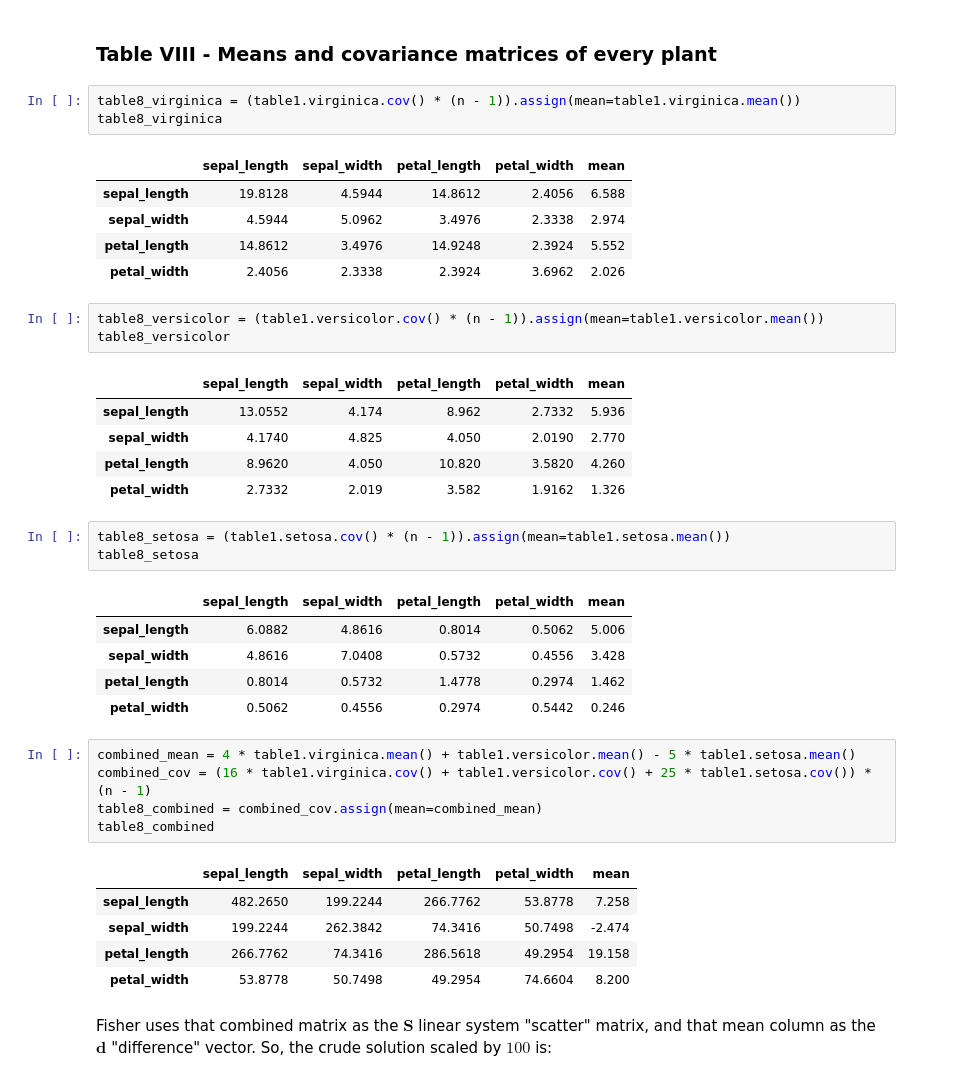
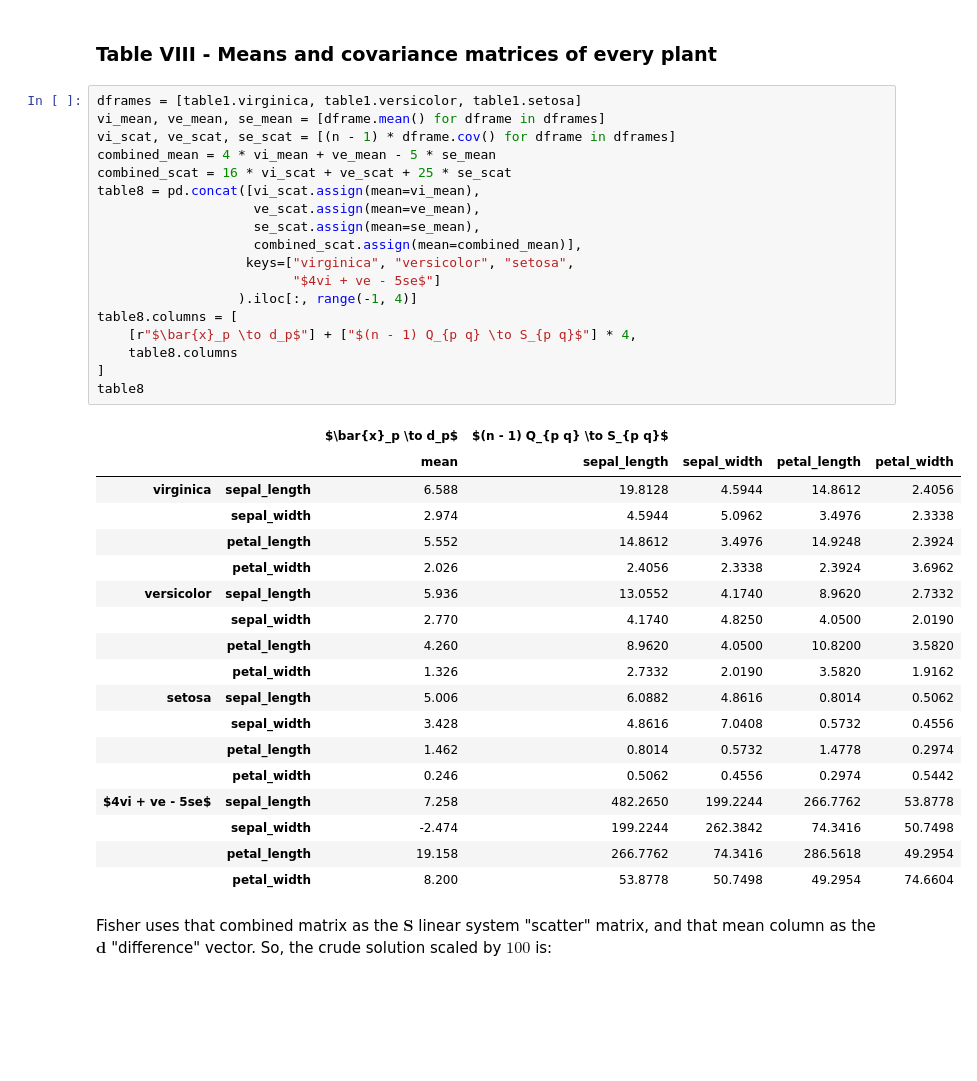
Before and after one commit to danilobellini/scientific-literature, a Jupyter notebook: 1936-Fisher/Fisher_1936.ipynb, the cells around one changed output. Drawn from its saved outputs; the diff is of its cells as text; blank space fills up the shorter version.

```diff
--- a/1936-Fisher/Fisher_1936.ipynb
+++ b/1936-Fisher/Fisher_1936.ipynb
@@ -1530,44 +1530,43 @@ As a biologist, Fisher discusses the number of chromosomes in the distinct plant
 After that discussion, he applies the idea of finding a linear compound $X$ on the full Iris dataset, including the *I. virginica* values, using a $4:1:-5$ proportion as shown in the Table VIII.
 # %% [markdown]
 ### Table VIII - Means and covariance matrices of every plant
-# %%
-table8_virginica = (table1.virginica.cov() * (n - 1)).assign(mean=table1.virginica.mean())
-table8_virginica
-# %% [output]
-|  | sepal_length | sepal_width | petal_length | petal_width | mean |
-| sepal_length | 19.8128 | 4.5944 | 14.8612 | 2.4056 | 6.588 |
-| sepal_width | 4.5944 | 5.0962 | 3.4976 | 2.3338 | 2.974 |
-| petal_length | 14.8612 | 3.4976 | 14.9248 | 2.3924 | 5.552 |
-| petal_width | 2.4056 | 2.3338 | 2.3924 | 3.6962 | 2.026 |
-# %%
-table8_versicolor = (table1.versicolor.cov() * (n - 1)).assign(mean=table1.versicolor.mean())
-table8_versicolor
-# %% [output]
-|  | sepal_length | sepal_width | petal_length | petal_width | mean |
-| sepal_length | 13.0552 | 4.174 | 8.962 | 2.7332 | 5.936 |
-| sepal_width | 4.1740 | 4.825 | 4.050 | 2.0190 | 2.770 |
-| petal_length | 8.9620 | 4.050 | 10.820 | 3.5820 | 4.260 |
-| petal_width | 2.7332 | 2.019 | 3.582 | 1.9162 | 1.326 |
-# %%
-table8_setosa = (table1.setosa.cov() * (n - 1)).assign(mean=table1.setosa.mean())
-table8_setosa
-# %% [output]
-|  | sepal_length | sepal_width | petal_length | petal_width | mean |
-| sepal_length | 6.0882 | 4.8616 | 0.8014 | 0.5062 | 5.006 |
-| sepal_width | 4.8616 | 7.0408 | 0.5732 | 0.4556 | 3.428 |
-| petal_length | 0.8014 | 0.5732 | 1.4778 | 0.2974 | 1.462 |
-| petal_width | 0.5062 | 0.4556 | 0.2974 | 0.5442 | 0.246 |
-# %%
-combined_mean = 4 * table1.virginica.mean() + table1.versicolor.mean() - 5 * table1.setosa.mean()
-combined_cov = (16 * table1.virginica.cov() + table1.versicolor.cov() + 25 * table1.setosa.cov()) * (n - 1)
-table8_combined = combined_cov.assign(mean=combined_mean)
-table8_combined
-# %% [output]
-|  | sepal_length | sepal_width | petal_length | petal_width | mean |
-| sepal_length | 482.2650 | 199.2244 | 266.7762 | 53.8778 | 7.258 |
-| sepal_width | 199.2244 | 262.3842 | 74.3416 | 50.7498 | -2.474 |
-| petal_length | 266.7762 | 74.3416 | 286.5618 | 49.2954 | 19.158 |
-| petal_width | 53.8778 | 50.7498 | 49.2954 | 74.6604 | 8.200 |
+# %%
+dframes = [table1.virginica, table1.versicolor, table1.setosa]
+vi_mean, ve_mean, se_mean = [dframe.mean() for dframe in dframes]
+vi_scat, ve_scat, se_scat = [(n - 1) * dframe.cov() for dframe in dframes]
+combined_mean = 4 * vi_mean + ve_mean - 5 * se_mean
+combined_scat = 16 * vi_scat + ve_scat + 25 * se_scat
+table8 = pd.concat([vi_scat.assign(mean=vi_mean),
+                    ve_scat.assign(mean=ve_mean),
+                    se_scat.assign(mean=se_mean),
+                    combined_scat.assign(mean=combined_mean)],
+                   keys=["virginica", "versicolor", "setosa",
+                         "$4vi + ve - 5se$"]
+                  ).iloc[:, range(-1, 4)]
+table8.columns = [
+    [r"$\bar{x}_p \to d_p$"] + ["$(n - 1) Q_{p q} \to S_{p q}$"] * 4,
+    table8.columns
+]
+table8
+# %% [output]
+|  |  | $\bar{x}_p \to d_p$ | $(n - 1) Q_{p q} \to S_{p q}$ |  |  |  |
+|  |  | mean | sepal_length | sepal_width | petal_length | petal_width |
+| virginica | sepal_length | 6.588 | 19.8128 | 4.5944 | 14.8612 | 2.4056 |
+|  | sepal_width | 2.974 | 4.5944 | 5.0962 | 3.4976 | 2.3338 |
+|  | petal_length | 5.552 | 14.8612 | 3.4976 | 14.9248 | 2.3924 |
+|  | petal_width | 2.026 | 2.4056 | 2.3338 | 2.3924 | 3.6962 |
+| versicolor | sepal_length | 5.936 | 13.0552 | 4.1740 | 8.9620 | 2.7332 |
+|  | sepal_width | 2.770 | 4.1740 | 4.8250 | 4.0500 | 2.0190 |
+|  | petal_length | 4.260 | 8.9620 | 4.0500 | 10.8200 | 3.5820 |
+|  | petal_width | 1.326 | 2.7332 | 2.0190 | 3.5820 | 1.9162 |
+| setosa | sepal_length | 5.006 | 6.0882 | 4.8616 | 0.8014 | 0.5062 |
+|  | sepal_width | 3.428 | 4.8616 | 7.0408 | 0.5732 | 0.4556 |
+|  | petal_length | 1.462 | 0.8014 | 0.5732 | 1.4778 | 0.2974 |
+|  | petal_width | 0.246 | 0.5062 | 0.4556 | 0.2974 | 0.5442 |
+| $4vi + ve - 5se$ | sepal_length | 7.258 | 482.2650 | 199.2244 | 266.7762 | 53.8778 |
+|  | sepal_width | -2.474 | 199.2244 | 262.3842 | 74.3416 | 50.7498 |
+|  | petal_length | 19.158 | 266.7762 | 74.3416 | 286.5618 | 49.2954 |
+|  | petal_width | 8.200 | 53.8778 | 50.7498 | 49.2954 | 74.6604 |
 # %% [markdown]
 Fisher uses that combined matrix as the $\mathbf{S}$ linear system "scatter" matrix, and that mean column as the $\mathbf{d}$ "difference" vector. So, the crude solution scaled by $100$ is:
 # %%
```
Also changed, not shown: parts of 3 cells of this notebook.
